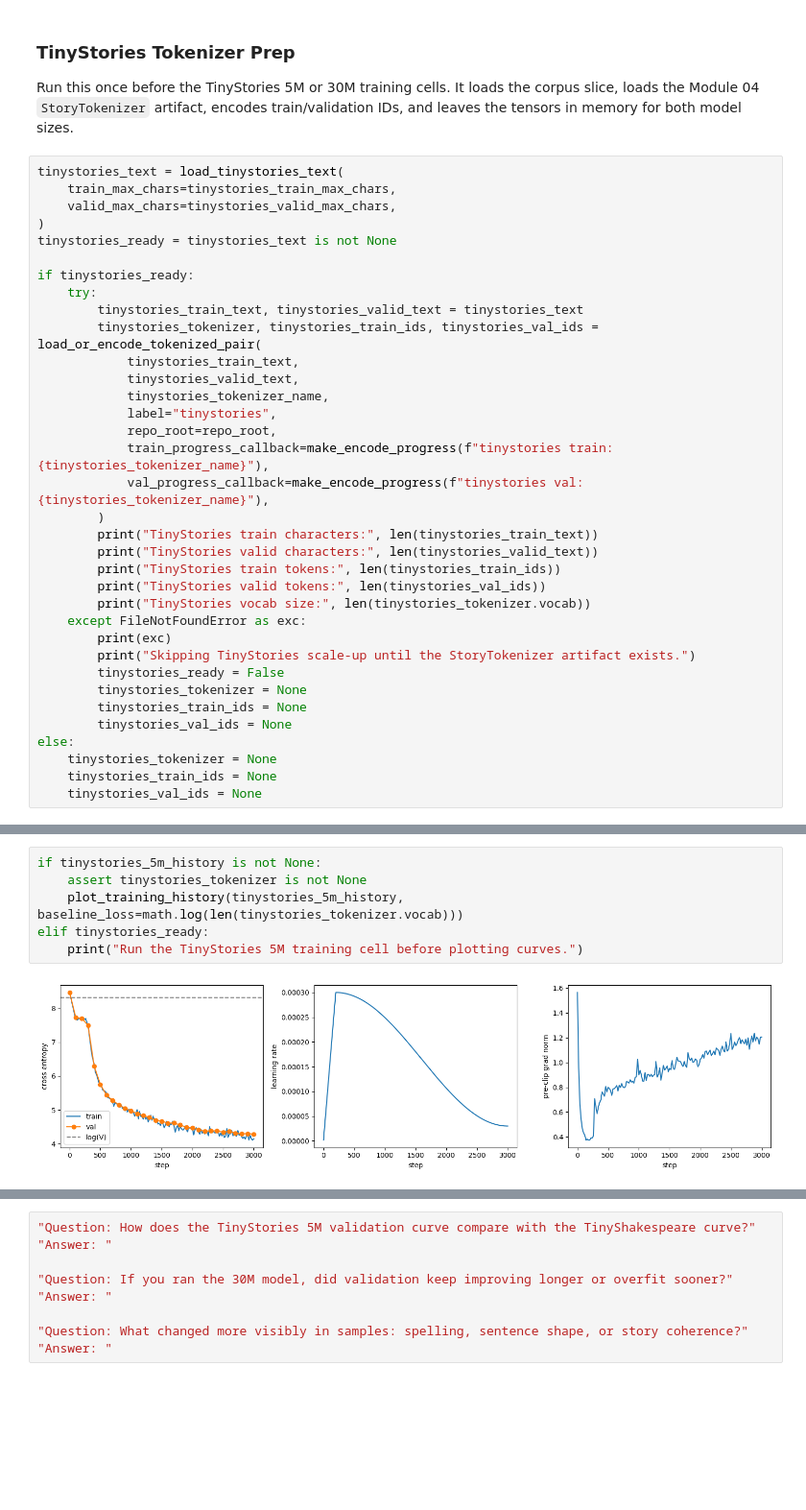
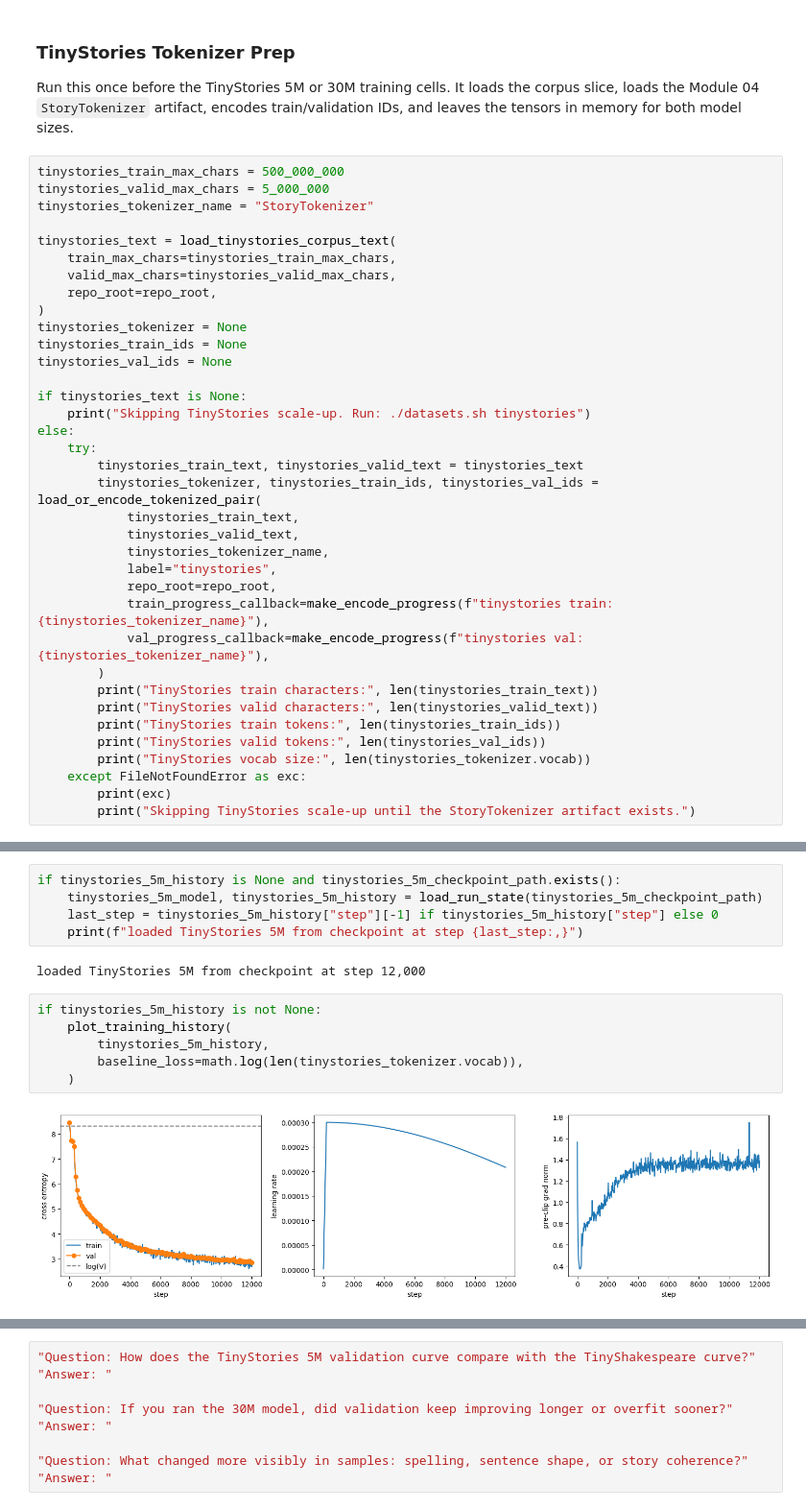
Before and after one commit to Mister-Meeseeks/g2c, a Jupyter notebook: notebooks/solutions/10-your-first-llm.ipynb, the cells around one changed output, grey strips where cells are left out. Shown at 96% size. Saved outputs shown, nothing was run; the diff lists cells and outputs as text; blank space fills up the shorter version.

```diff
--- a/notebooks/solutions/10-your-first-llm.ipynb
+++ b/notebooks/solutions/10-your-first-llm.ipynb
@@ -653,13 +361,22 @@ def train_scaleup_run(
 
 Run this once before the TinyStories 5M or 30M training cells. It loads the corpus slice, loads the Module 04 `StoryTokenizer` artifact, encodes train/validation IDs, and leaves the tensors in memory for both model sizes.
 # %%
-tinystories_text = load_tinystories_text(
+tinystories_train_max_chars = 500_000_000
+tinystories_valid_max_chars = 5_000_000
+tinystories_tokenizer_name = "StoryTokenizer"
+
+tinystories_text = load_tinystories_corpus_text(
     train_max_chars=tinystories_train_max_chars,
     valid_max_chars=tinystories_valid_max_chars,
+    repo_root=repo_root,
 )
-tinystories_ready = tinystories_text is not None
+tinystories_tokenizer = None
+tinystories_train_ids = None
+tinystories_val_ids = None
 
-if tinystories_ready:
+if tinystories_text is None:
+    print("Skipping TinyStories scale-up. Run: ./datasets.sh tinystories")
+else:
     try:
         tinystories_train_text, tinystories_valid_text = tinystories_text
         tinystories_tokenizer, tinystories_train_ids, tinystories_val_ids = load_or_encode_tokenized_pair(
@@ -679,12 +396,4 @@ if tinystories_ready:
     except FileNotFoundError as exc:
         print(exc)
         print("Skipping TinyStories scale-up until the StoryTokenizer artifact exists.")
-        tinystories_ready = False
-        tinystories_tokenizer = None
-        tinystories_train_ids = None
-        tinystories_val_ids = None
-else:
-    tinystories_tokenizer = None
-    tinystories_train_ids = None
-    tinystories_val_ids = None
 # %% [output]
@@ -732,8 +466,15 @@ Run these immediately after the 5M training cell. The curve tells you whether tr
+# %%
+if tinystories_5m_history is None and tinystories_5m_checkpoint_path.exists():
+    tinystories_5m_model, tinystories_5m_history = load_run_state(tinystories_5m_checkpoint_path)
+    last_step = tinystories_5m_history["step"][-1] if tinystories_5m_history["step"] else 0
+    print(f"loaded TinyStories 5M from checkpoint at step {last_step:,}")
+# %% [output]
+loaded TinyStories 5M from checkpoint at step 12,000
 # %%
 if tinystories_5m_history is not None:
-    assert tinystories_tokenizer is not None
-    plot_training_history(tinystories_5m_history, baseline_loss=math.log(len(tinystories_tokenizer.vocab)))
-elif tinystories_ready:
-    print("Run the TinyStories 5M training cell before plotting curves.")
+    plot_training_history(
+        tinystories_5m_history,
+        baseline_loss=math.log(len(tinystories_tokenizer.vocab)),
+    )
 # %% [output]
-[figure, old version]
+[figure, new version]
```
Also changed, not shown: parts of 51 cells of this notebook, 1 other file.
